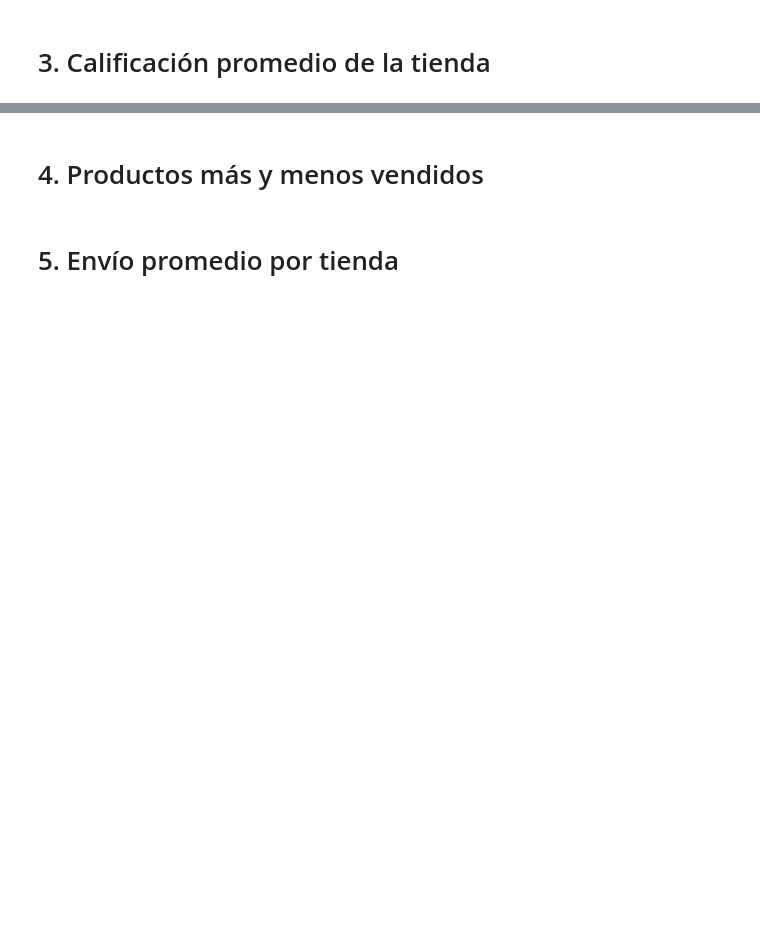
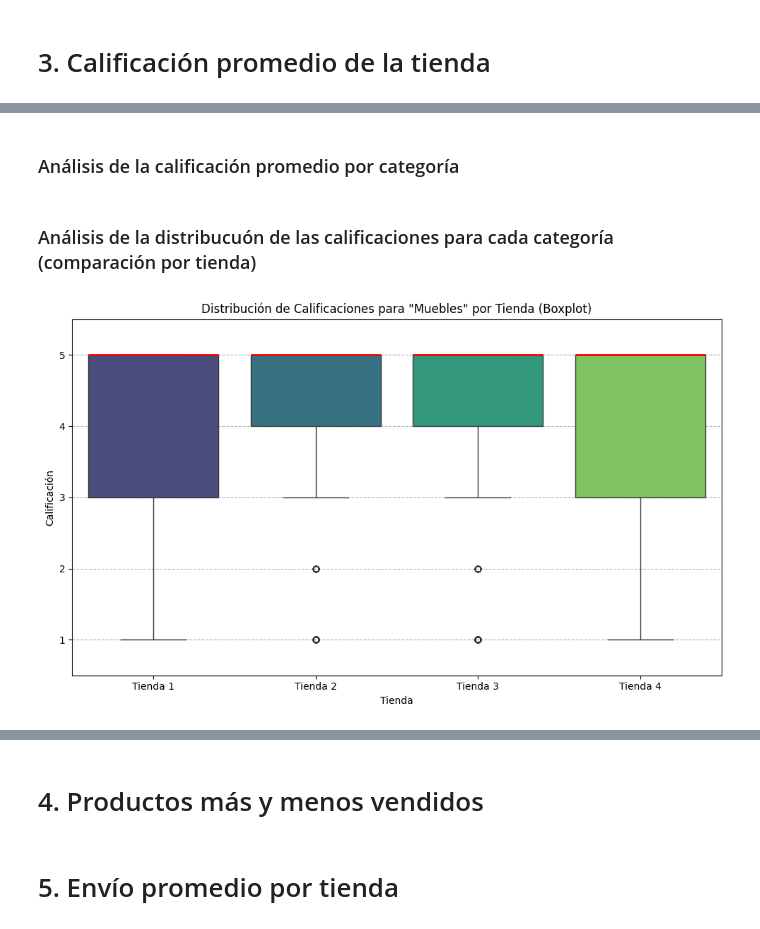
Before and after one commit to Karen-13C/Challenge_Modelado_de_datos_con_Python, a Jupyter notebook: AluraStoreLatam.ipynb, the cells around one changed output, grey strips where cells are left out. Saved outputs shown, nothing was run; the diff lists cells and outputs as text; code cells hidden in the pictures; blank space fills up the shorter version.

```diff
--- a/AluraStoreLatam.ipynb
+++ b/AluraStoreLatam.ipynb
@@ -168,0 +293,31 @@ plt.show()
+# %% [markdown]
+### Análisis de la calificación promedio por categoría
+# %% [markdown]
+### Análisis de la distribucuón de las calificaciones para cada categoría (comparación por tienda)
+# %%
+tiendas_dfs = {'Tienda 1': tienda1, 'Tienda 2': tienda2, 'Tienda 3': tienda3, 'Tienda 4': tienda4}
+categoria_analizar = 'Muebles'
+
+plt.figure(figsize=(10, 6))
+
+# Crear una lista para almacenar DataFrames con la columna 'Tienda' añadida
+data_para_boxplot = []
+for nombre_tienda, df_tienda in tiendas_dfs.items():
+    subset = df_tienda[df_tienda['Categoría del Producto'] == categoria_analizar].copy()
+    subset['Tienda'] = nombre_tienda
+    data_para_boxplot.append(subset)
+
+# Concatenar los DataFrames en uno solo para Seaborn
+df_boxplot = pd.concat(data_para_boxplot)
+
+sns.boxplot(y='Calificación', x='Tienda', data=df_boxplot, palette="viridis", hue='Tienda',
+            legend=False, medianprops={'color': 'red', 'linewidth': 2})
+plt.title(f'Distribución de Calificaciones para "{categoria_analizar}" por Tienda (Boxplot)')
+plt.xlabel('Tienda')
+plt.ylabel('Calificación')
+plt.grid(axis='y', linestyle='--')
+plt.tight_layout()
+plt.ylim(0.5, 5.5)
+plt.show()
+# %% [output]
+[figure, added]
```
Also changed, not shown: parts of 21 cells of this notebook.
